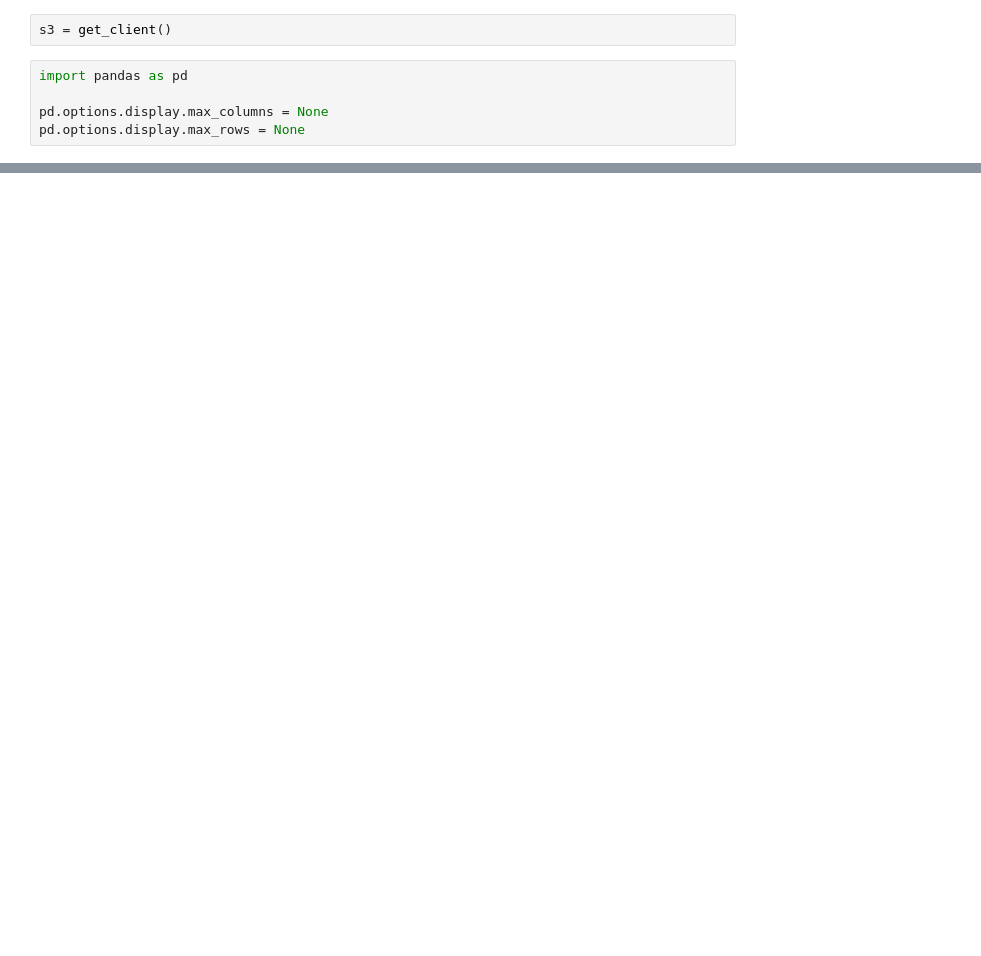
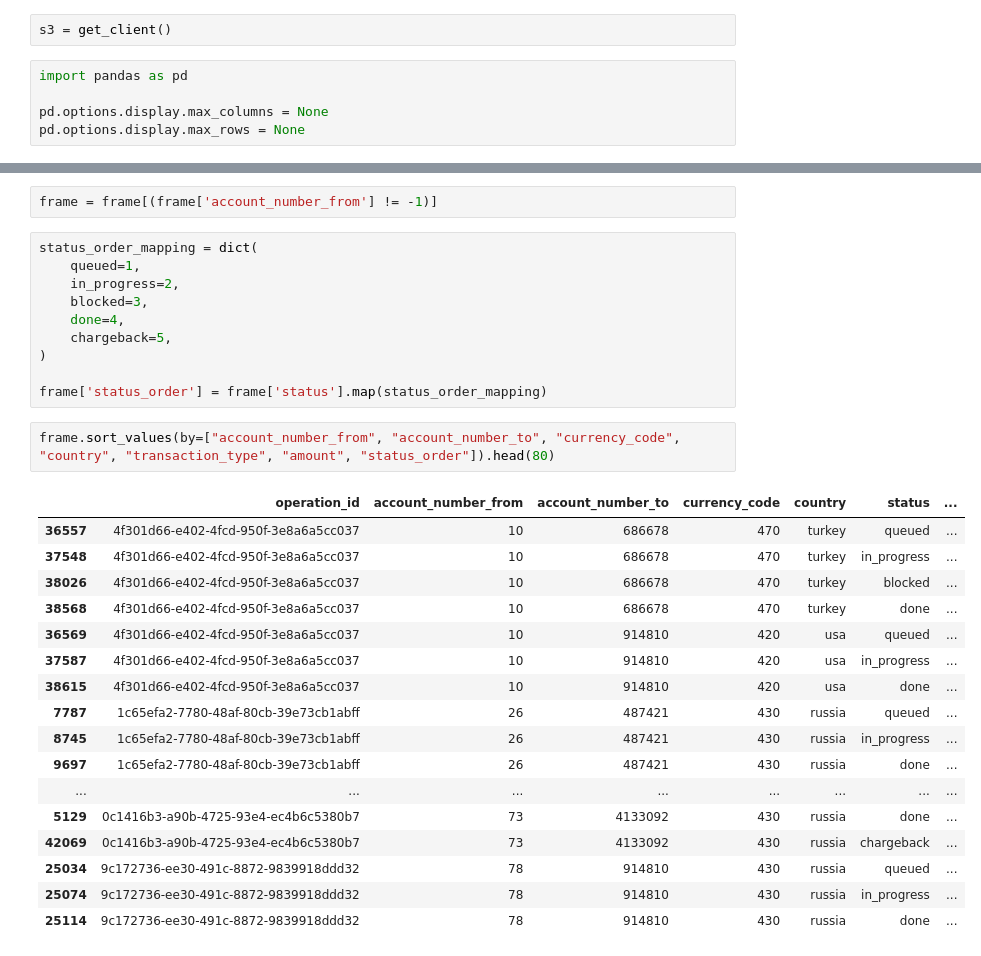
Before and after one commit to leonidee/de-project-final-repo, a Jupyter notebook: notebook.ipynb, the cells around one changed output, grey strips where cells are left out. Drawn from its saved outputs; the diff is of its cells as text; blank space fills up the shorter version.

```diff
--- a/notebook.ipynb
+++ b/notebook.ipynb
@@ -40,0 +249,32 @@ df.head()
+# %%
+frame = frame[(frame['account_number_from'] != -1)]
+# %%
+status_order_mapping = dict(
+    queued=1,
+    in_progress=2,
+    blocked=3,
+    done=4,
+    chargeback=5,
+)
+
+frame['status_order'] = frame['status'].map(status_order_mapping)
+# %%
+frame.sort_values(by=["account_number_from", "account_number_to", "currency_code", "country", "transaction_type", "amount", "status_order"]).head(80)
+# %% [output]
+|  | operation_id | account_number_from | account_number_to | currency_code | country | status | ... |
+| 36557 | 4f301d66-e402-4fcd-950f-3e8a6a5cc037 | 10 | 686678 | 470 | turkey | queued | ... |
+| 37548 | 4f301d66-e402-4fcd-950f-3e8a6a5cc037 | 10 | 686678 | 470 | turkey | in_progress | ... |
+| 38026 | 4f301d66-e402-4fcd-950f-3e8a6a5cc037 | 10 | 686678 | 470 | turkey | blocked | ... |
+| 38568 | 4f301d66-e402-4fcd-950f-3e8a6a5cc037 | 10 | 686678 | 470 | turkey | done | ... |
+| 36569 | 4f301d66-e402-4fcd-950f-3e8a6a5cc037 | 10 | 914810 | 420 | usa | queued | ... |
+| 37587 | 4f301d66-e402-4fcd-950f-3e8a6a5cc037 | 10 | 914810 | 420 | usa | in_progress | ... |
+| 38615 | 4f301d66-e402-4fcd-950f-3e8a6a5cc037 | 10 | 914810 | 420 | usa | done | ... |
+| 7787 | 1c65efa2-7780-48af-80cb-39e73cb1abff | 26 | 487421 | 430 | russia | queued | ... |
+| 8745 | 1c65efa2-7780-48af-80cb-39e73cb1abff | 26 | 487421 | 430 | russia | in_progress | ... |
+| 9697 | 1c65efa2-7780-48af-80cb-39e73cb1abff | 26 | 487421 | 430 | russia | done | ... |
+| ... | ... | ... | ... | ... | ... | ... | ... |
+| 5129 | 0c1416b3-a90b-4725-93e4-ec4b6c5380b7 | 73 | 4133092 | 430 | russia | done | ... |
+| 42069 | 0c1416b3-a90b-4725-93e4-ec4b6c5380b7 | 73 | 4133092 | 430 | russia | chargeback | ... |
+| 25034 | 9c172736-ee30-491c-8872-9839918ddd32 | 78 | 914810 | 430 | russia | queued | ... |
+| 25074 | 9c172736-ee30-491c-8872-9839918ddd32 | 78 | 914810 | 430 | russia | in_progress | ... |
+| 25114 | 9c172736-ee30-491c-8872-9839918ddd32 | 78 | 914810 | 430 | russia | done | ... |
```
Also changed, not shown: parts of 28 cells of this notebook, 14 other files.
